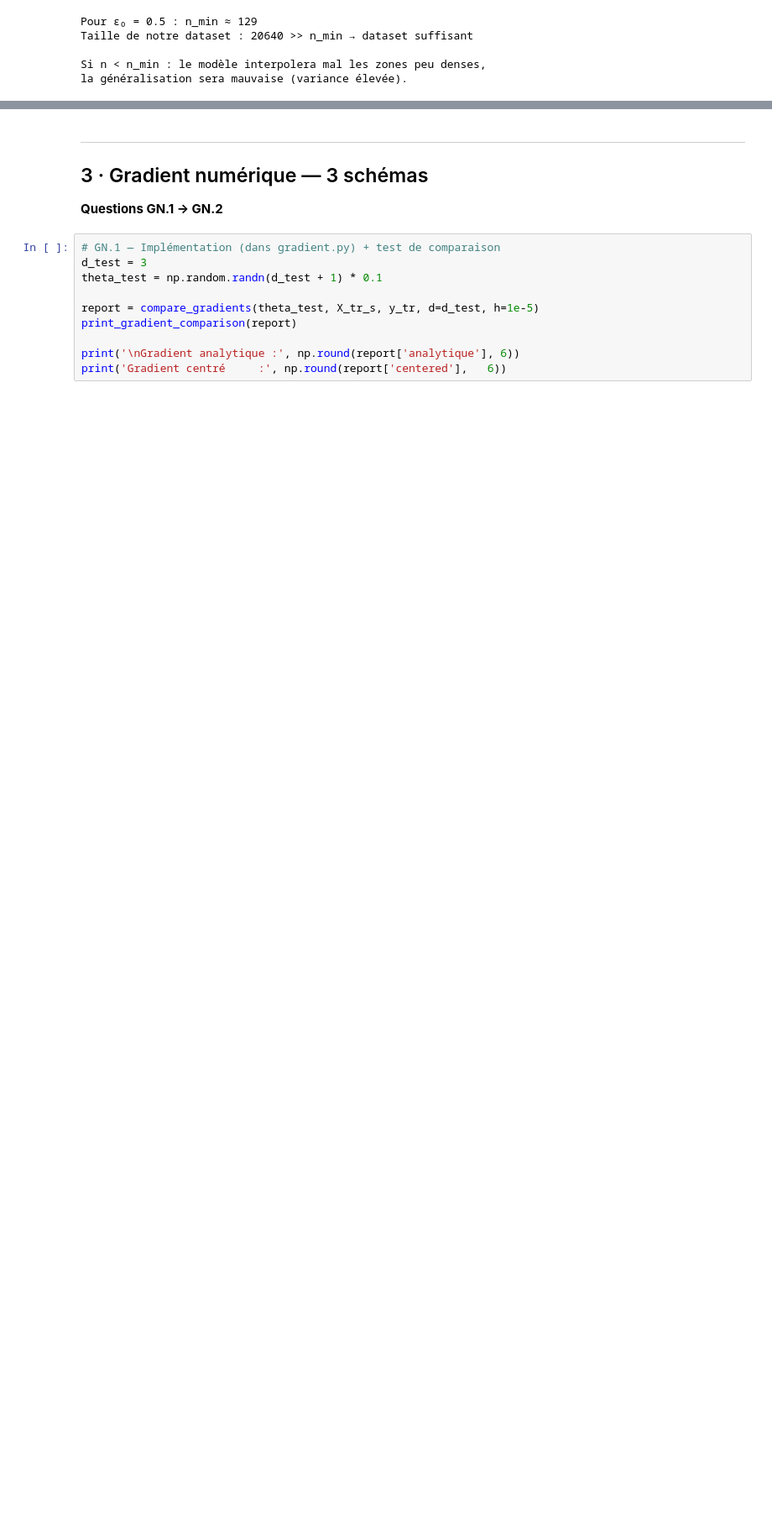
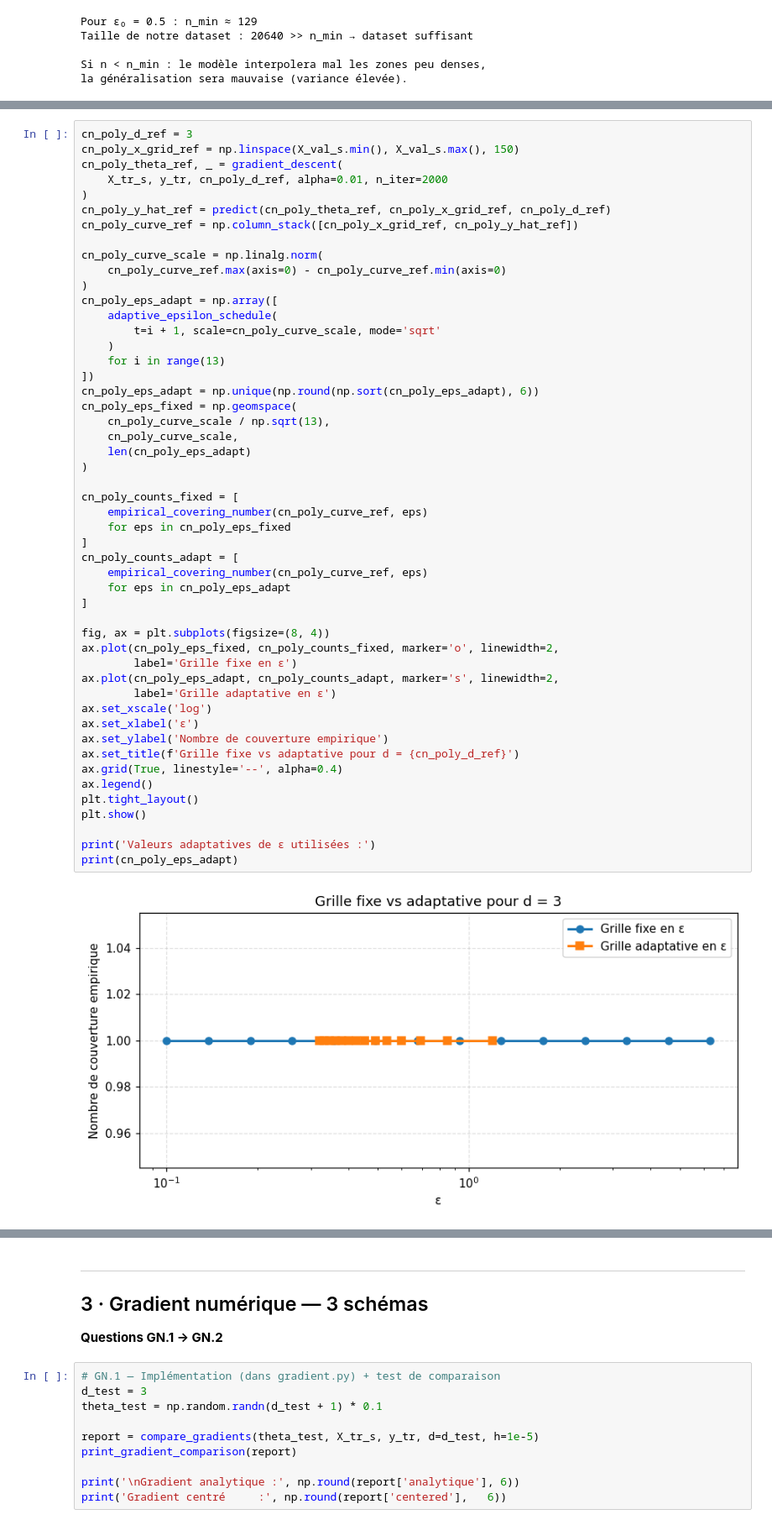
Before and after one commit to Eymeee/online-learning-from-scratch, a Jupyter notebook: TP1/TP1_regression.ipynb, the cells around one changed output, grey strips where cells are left out. Shown at 84% size. Cells and saved outputs as stored; diff of their text form; blank space fills up the shorter version.

```diff
--- a/TP1/TP1_regression.ipynb
+++ b/TP1/TP1_regression.ipynb
@@ -151,0 +186,52 @@ la généralisation sera mauvaise (variance élevée).
+# %%
+cn_poly_d_ref = 3
+cn_poly_x_grid_ref = np.linspace(X_val_s.min(), X_val_s.max(), 150)
+cn_poly_theta_ref, _ = gradient_descent(
+    X_tr_s, y_tr, cn_poly_d_ref, alpha=0.01, n_iter=2000
+)
+cn_poly_y_hat_ref = predict(cn_poly_theta_ref, cn_poly_x_grid_ref, cn_poly_d_ref)
+cn_poly_curve_ref = np.column_stack([cn_poly_x_grid_ref, cn_poly_y_hat_ref])
+
+cn_poly_curve_scale = np.linalg.norm(
+    cn_poly_curve_ref.max(axis=0) - cn_poly_curve_ref.min(axis=0)
+)
+cn_poly_eps_adapt = np.array([
+    adaptive_epsilon_schedule(
+        t=i + 1, scale=cn_poly_curve_scale, mode='sqrt'
+    )
+    for i in range(13)
+])
+cn_poly_eps_adapt = np.unique(np.round(np.sort(cn_poly_eps_adapt), 6))
+cn_poly_eps_fixed = np.geomspace(
+    cn_poly_curve_scale / np.sqrt(13),
+    cn_poly_curve_scale,
+    len(cn_poly_eps_adapt)
+)
+
+cn_poly_counts_fixed = [
+    empirical_covering_number(cn_poly_curve_ref, eps)
+    for eps in cn_poly_eps_fixed
+]
+cn_poly_counts_adapt = [
+    empirical_covering_number(cn_poly_curve_ref, eps)
+    for eps in cn_poly_eps_adapt
+]
+
+fig, ax = plt.subplots(figsize=(8, 4))
+ax.plot(cn_poly_eps_fixed, cn_poly_counts_fixed, marker='o', linewidth=2,
+        label='Grille fixe en ε')
+ax.plot(cn_poly_eps_adapt, cn_poly_counts_adapt, marker='s', linewidth=2,
+        label='Grille adaptative en ε')
+ax.set_xscale('log')
+ax.set_xlabel('ε')
+ax.set_ylabel('Nombre de couverture empirique')
+ax.set_title(f'Grille fixe vs adaptative pour d = {cn_poly_d_ref}')
+ax.grid(True, linestyle='--', alpha=0.4)
+ax.legend()
+plt.tight_layout()
+plt.show()
+
+print('Valeurs adaptatives de ε utilisées :')
+print(cn_poly_eps_adapt)
+# %% [output]
+[figure, added]
```
Also changed, not shown: parts of 5 cells of this notebook, 2 other files.
